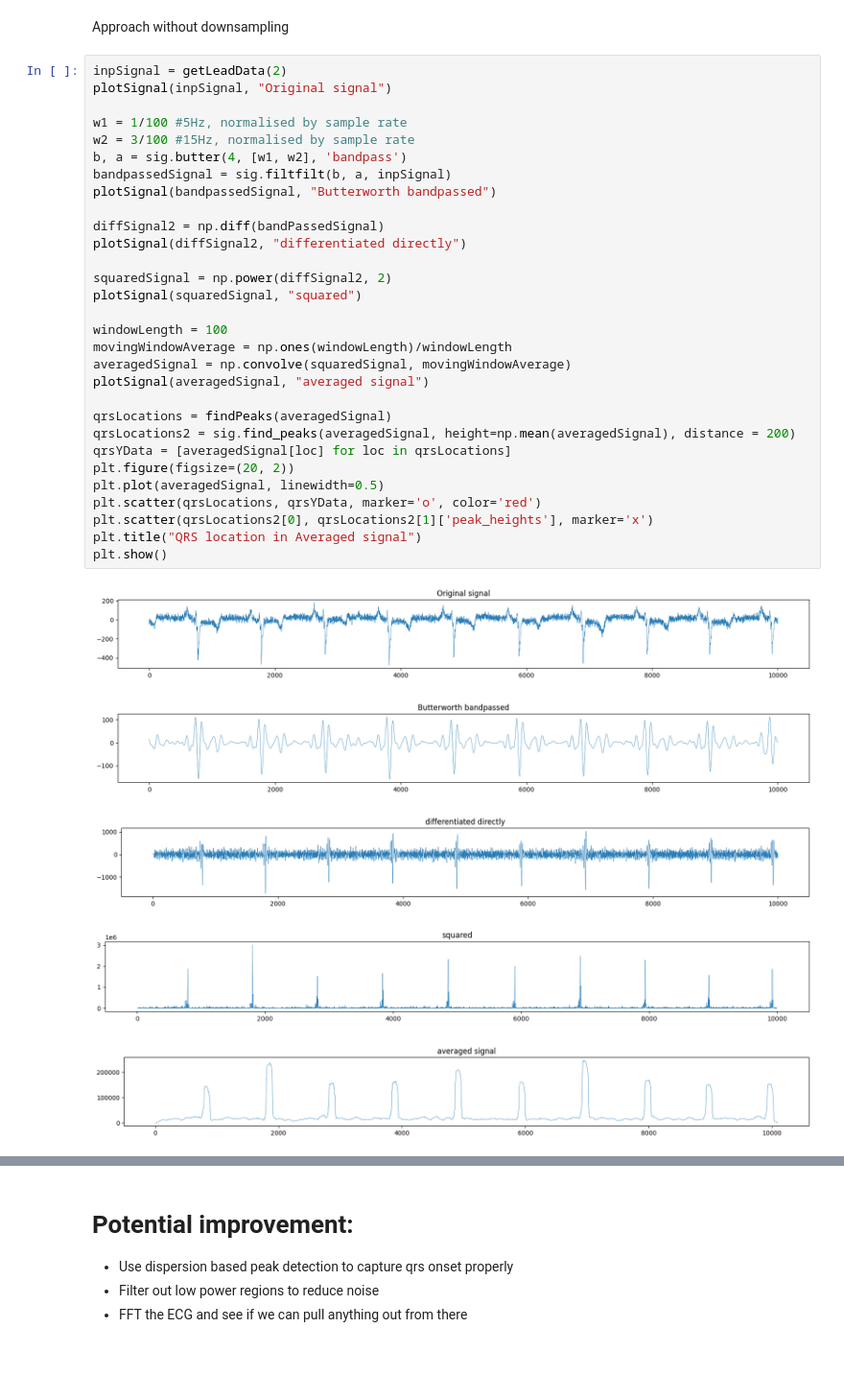
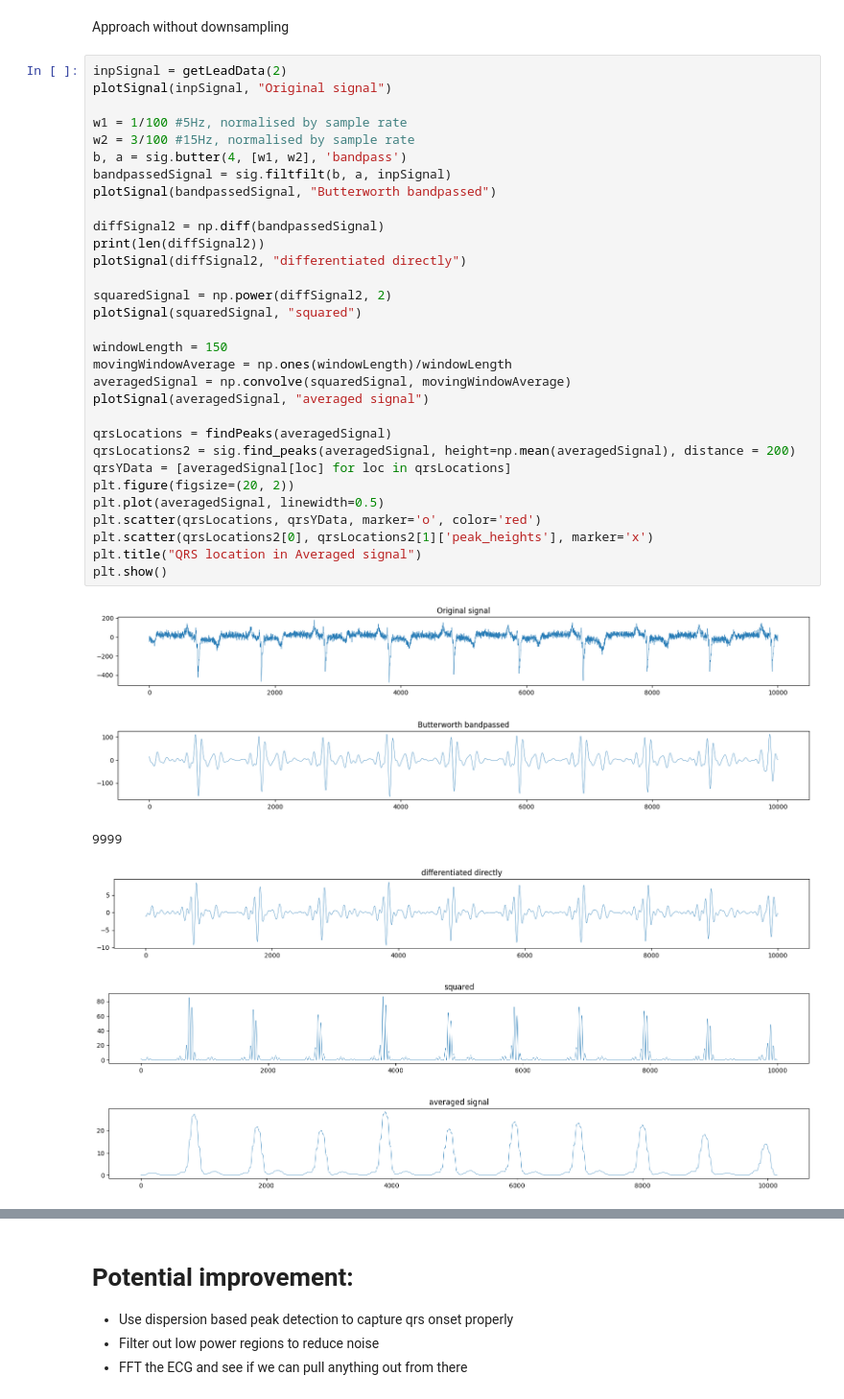
Before and after one commit to abhinav-raja/ECG-Analysis, a Jupyter notebook: notebook.ipynb, the cells around one changed output, grey strips where cells are left out. Shown at 96% size. Drawn from its saved outputs; the diff is of its cells as text; blank space fills up the shorter version.

```diff
--- a/notebook.ipynb
+++ b/notebook.ipynb
@@ -238,35 +238,37 @@ Approach without downsampling
 inpSignal = getLeadData(2)
 plotSignal(inpSignal, "Original signal")
 
 w1 = 1/100 #5Hz, normalised by sample rate
 w2 = 3/100 #15Hz, normalised by sample rate
 b, a = sig.butter(4, [w1, w2], 'bandpass')
 bandpassedSignal = sig.filtfilt(b, a, inpSignal)
 plotSignal(bandpassedSignal, "Butterworth bandpassed")
 
-diffSignal2 = np.diff(bandPassedSignal)
+diffSignal2 = np.diff(bandpassedSignal)
+print(len(diffSignal2))
 plotSignal(diffSignal2, "differentiated directly")
 
 squaredSignal = np.power(diffSignal2, 2)
 plotSignal(squaredSignal, "squared")
 
-windowLength = 100
+windowLength = 150
 movingWindowAverage = np.ones(windowLength)/windowLength
 averagedSignal = np.convolve(squaredSignal, movingWindowAverage)
 plotSignal(averagedSignal, "averaged signal")
 
 qrsLocations = findPeaks(averagedSignal)
 qrsLocations2 = sig.find_peaks(averagedSignal, height=np.mean(averagedSignal), distance = 200)
 qrsYData = [averagedSignal[loc] for loc in qrsLocations]
 plt.figure(figsize=(20, 2))
 plt.plot(averagedSignal, linewidth=0.5)
 plt.scatter(qrsLocations, qrsYData, marker='o', color='red')
 plt.scatter(qrsLocations2[0], qrsLocations2[1]['peak_heights'], marker='x')
 plt.title("QRS location in Averaged signal")
 plt.show()
 # %% [output]
 [figure]
 [figure]
+9999
-[figure, old version]
+[figure, new version]
-[figure, old version]
+[figure, new version]
-[figure, old version]
+[figure, new version]
```
Also changed, not shown: parts of 8 cells of this notebook.
